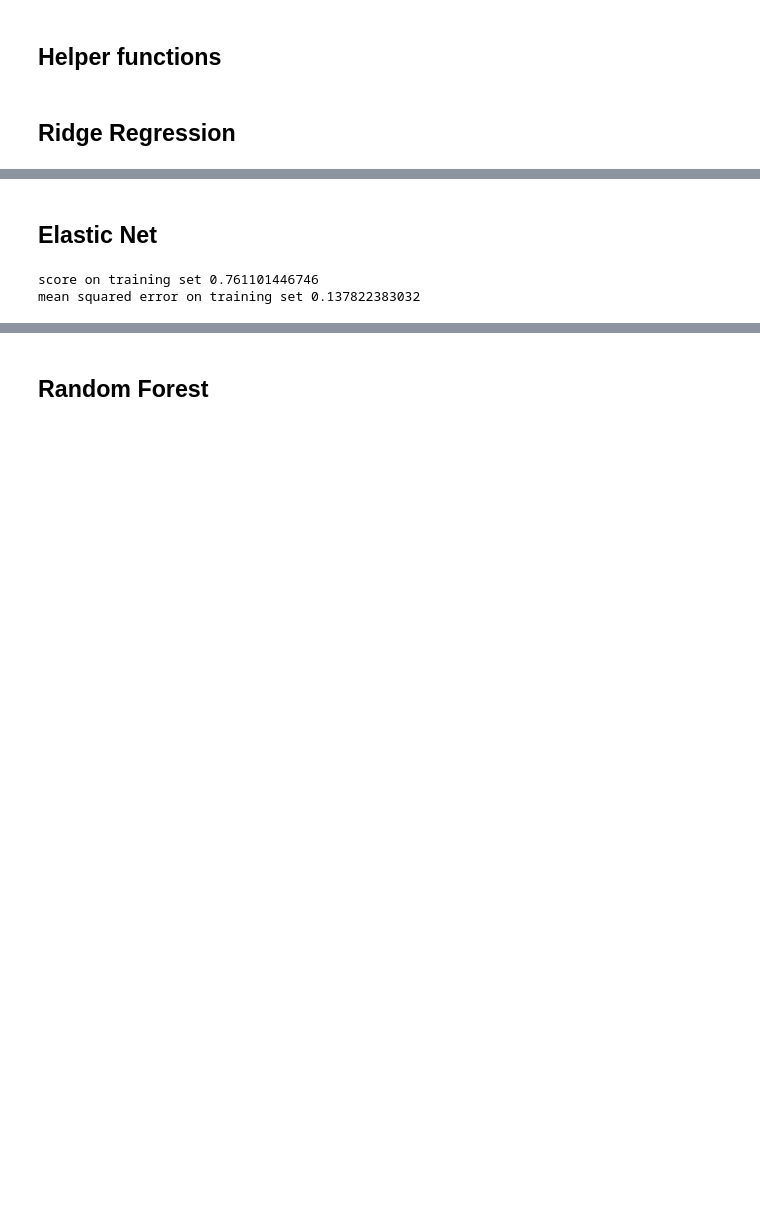
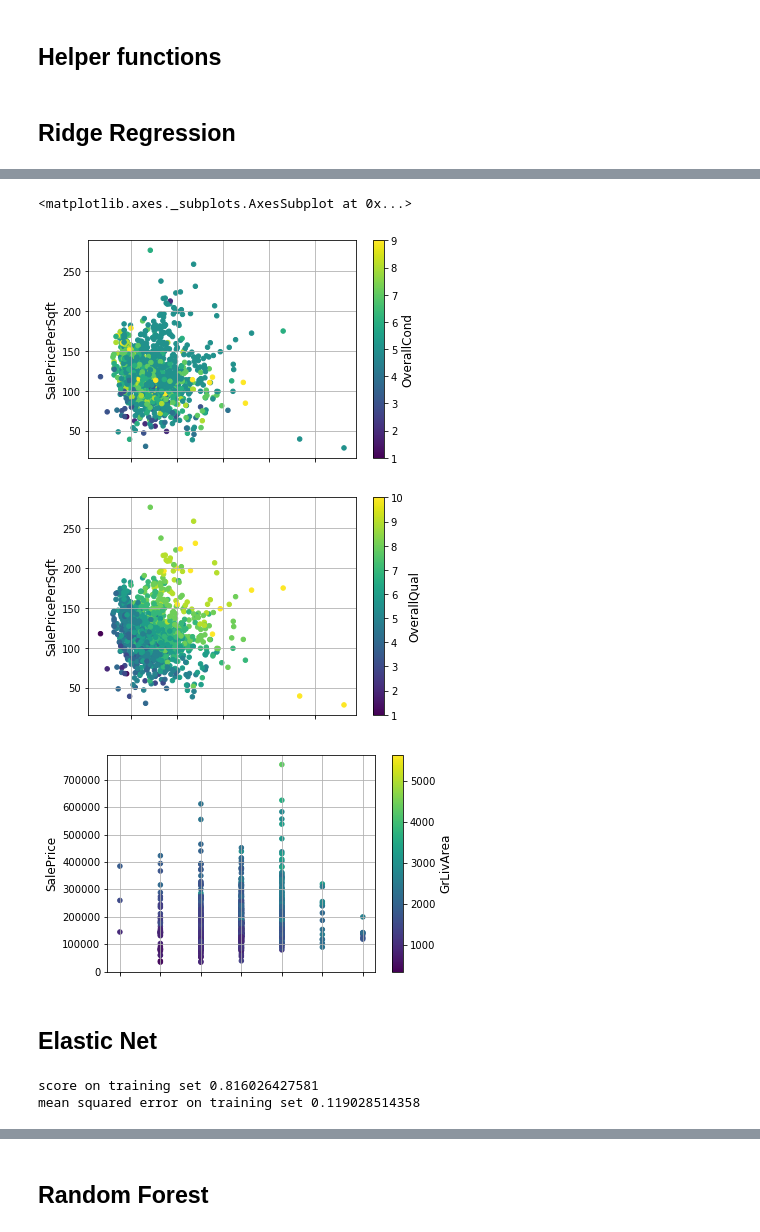
Before and after one commit to psciamma/Scikit-Learn-Projects, a Jupyter notebook: HousePrices_v5.ipynb, the cells around one changed output, grey strips where cells are left out. Saved outputs shown, nothing was run; the diff lists cells and outputs as text; code cells hidden in the pictures; blank space fills up the shorter version.

```diff
--- a/HousePrices_v5.ipynb
+++ b/HousePrices_v5.ipynb
@@ -393,3 +349,16 @@ Pipeline(memory=None,
+# %%
+full[full.Set=='traintrain'].plot(kind='scatter', x = 'GrLivArea', y = 'SalePricePerSqft', grid=True,
+                                 c='OverallCond', colormap='viridis')
+full[full.Set=='traintrain'].plot(kind='scatter', x = 'GrLivArea', y = 'SalePricePerSqft', grid=True,
+                                 c='OverallQual', colormap='viridis')
+full[full.Set=='traintrain'].plot(kind='scatter', x = 'BedroomAbvGr', y = 'SalePrice', grid=True,
+                                 c='GrLivArea', colormap='viridis')
+#TODO : convert zoning to number and plot
+# %% [output]
+<matplotlib.axes._subplots.AxesSubplot at 0x...>
+[figure, added]
+[figure, added]
+[figure, added]
 # %% [markdown]
 ## Elastic Net
 # %%
@@ -399,11 +368,11 @@ elastic_net = Pipeline([
     ('std_scaler', StandardScaler()),
     ('elastic_net', ElasticNet()),
 ])
-elastic_net.set_params(elastic_net__alpha=0.01, elastic_net__l1_ratio=0.25).fit(X, y)
+elastic_net.set_params(elastic_net__alpha=0.1, elastic_net__l1_ratio=0.5).fit(X, y)
 training_diagnostics(elastic_net)
 # %% [output]
-score on training set 0.761101446746
-mean squared error on training set 0.137822383032
+score on training set 0.816026427581
+mean squared error on training set 0.119028514358
 # %%
 cv_diagnostics(elastic_net)
 # %% [output]
```
Also changed, not shown: parts of 64 cells of this notebook.
